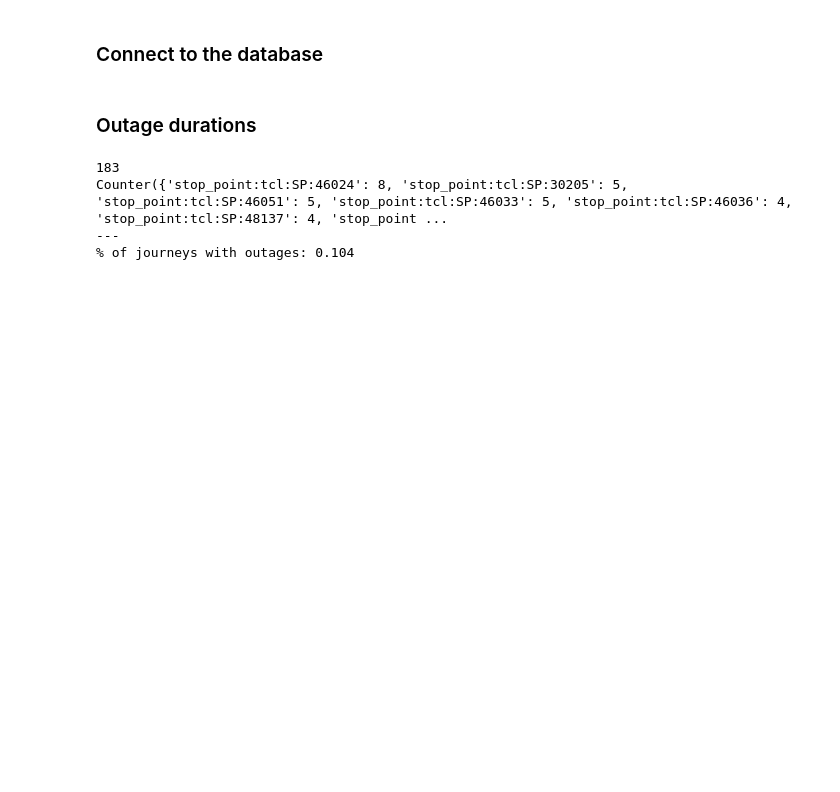
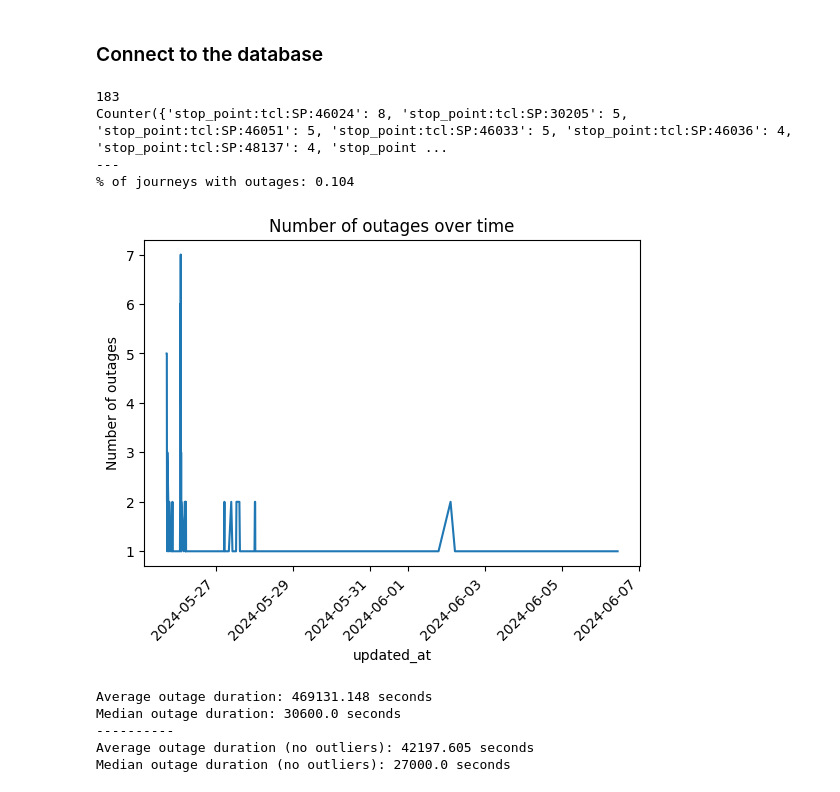
Before and after one commit to AldenCutler/LyonE24, a Jupyter notebook: random stats stuff/outages.ipynb, the cells around one changed output. Drawn from its saved outputs; the diff is of its cells as text; code cells hidden in the pictures; blank space fills up the shorter version.

Commit message:
restructure output and add outages maps

```diff
--- a/random stats stuff/outages.ipynb
+++ b/random stats stuff/outages.ipynb
@@ -6,7 +5,5 @@ import sqlite3
 conn = sqlite3.connect('../max-experiments/itinerary-scraping/journeys.db')
 cursor = conn.cursor()
-# %% [markdown]
-### Outage durations
 # %%
 cursor.execute('SELECT * FROM outages')
 outages = cursor.fetchall()
@@ -29,3 +26,65 @@ print("% of journeys with outages:", round(len(outages)/len(journeys) * 100, 3))
 Counter({'stop_point:tcl:SP:46024': 8, 'stop_point:tcl:SP:30205': 5, 'stop_point:tcl:SP:46051': 5, 'stop_point:tcl:SP:46033': 5, 'stop_point:tcl:SP:46036': 4, 'stop_point:tcl:SP:48137': 4, 'stop_point ...
 ---
 % of journeys with outages: 0.104
+# %%
+import pandas as pd
+import matplotlib.pyplot as plt
+
+outages_df = pd.DataFrame(outages, columns=['outage_id', 'stop_id', 'effect', 'updated_at', 'outage_data'])
+
+outages_df['updated_at'] = pd.to_datetime(outages_df['updated_at'])
+outages_df['date'] = outages_df['updated_at'].dt.date
+
+# plot number of outages over time
+p = outages_df.groupby('updated_at').size().plot()
+p.set_xticklabels(p.get_xticklabels(), rotation=45)
+p.set_title('Number of outages over time')
+p.set_ylabel('Number of outages')
+plt.show()
+# %% [output]
+[figure, added]
+# %%
+# average length of outages
+durations = []
+for row in outages_df['outage_data']:
+    row = row.split('begin')[1]
+
+    # format is now ": "20240525T000000", "end": "20240525T193000"}]}
+    # we want to extract the two dates and calculate the difference
+    row = row[4:]   # cut off the first ": "
+
+    # begin is the next 15 characters
+    begin = row[:15]
+    row = row[26:]      # cut to the end date
+
+    # end is the next 15 characters
+    end = row[:15]
+
+    # calculate the difference
+    begin = pd.to_datetime(begin)
+    end = pd.to_datetime(end)
+
+    # convert to seconds
+    duration = (end - begin).total_seconds()
+    durations.append(duration)
+
+print('Average outage duration:', round(sum(durations)/len(durations), 3), 'seconds')
+print('Median outage duration:', pd.Series(durations).median(), 'seconds')
+print('----------')
+
+q1 = pd.Series(durations).quantile(0.25)
+q3 = pd.Series(durations).quantile(0.75)
+iqr = q3 - q1
+
+# remove outliers
+durations_no_outliers = [duration for duration in durations if duration < q3 + 1.5*iqr]
+print('Average outage duration (no outliers):', round(sum(durations_no_outliers)/len(durations_no_outliers), 3), 'seconds')
+print('Median outage duration (no outliers):', pd.Series(durations_no_outliers).median(), 'seconds')
+
+outages_df['duration'] = durations # add duration to the dataframe
+# %% [output]
+Average outage duration: 469131.148 seconds
+Median outage duration: 30600.0 seconds
+----------
+Average outage duration (no outliers): 42197.605 seconds
+Median outage duration (no outliers): 27000.0 seconds
```
Also changed, not shown: parts of 9 cells of this notebook, 9 other files.
